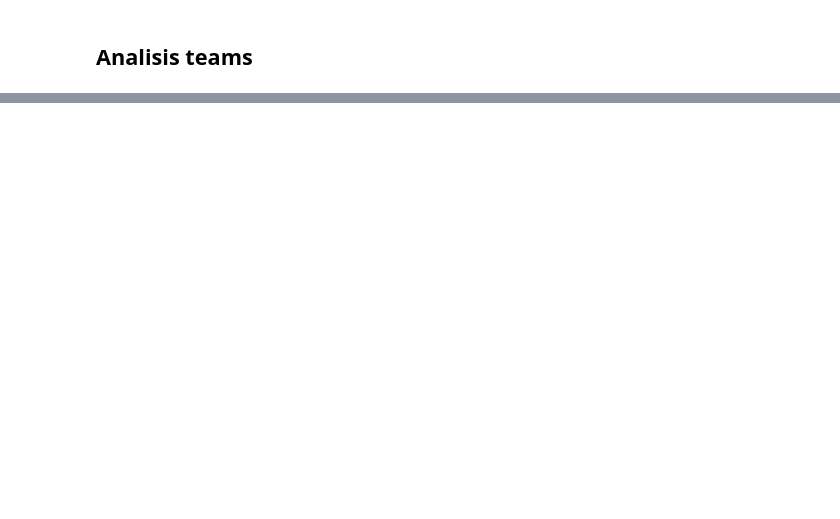
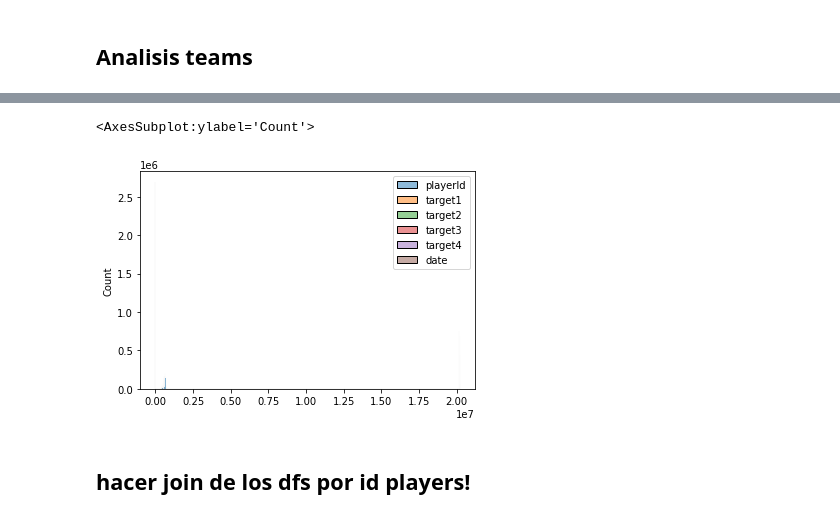
Before and after one commit to MarioChackGitHub/MLB-Kaggle, a Jupyter notebook: explore_data.ipynb, the cells around one changed output, grey strips where cells are left out. Drawn from its saved outputs; the diff is of its cells as text; code cells hidden in the pictures; blank space fills up the shorter version.

Commit message:
jsons loaded

```diff
--- a/explore_data.ipynb
+++ b/explore_data.ipynb
@@ -93,0 +124,7 @@ pd.read_csv
+# %%
+#Gus, cómo sacar json del csv train_updated
+import json
+import gc  #garbage collector
+
+traindf = pd.read_csv("data/train_updated.csv") #, nrows=1)
+traindf[['date']+["nextDayPlayerEngagement"]].dropna(how='any').reset_index(drop=True)
@@ -93,0 +167,26 @@ pd.read_csv
+# %%
+#funcion de Gus
+def unpack_json(df,var):
+    name = var
+    tmp = df[['date']+[name]].dropna(how='any').reset_index(drop=True)
+    temp=[]
+    for val in tmp[name]:
+        temp.append(json.loads(val))
+    tmp[name]=temp
+
+    var_val_dict = dict(zip(tmp.iloc[0,1][0].keys(),[[] for val in tmp.iloc[0,1][0].keys()]))
+    date_list = []
+
+    for d, eng in zip(tmp['date'].values,tmp[name].values):
+        for val in eng:
+            date_list.append(d)
+            for key in val.keys():
+                var_val_dict[key].append(val[key])
+                #var_val_dict['date_tr'].append(id1)
+                #tqdm(zip(df['date'].values,df[name].values))
+
+    output_df = pd.DataFrame(var_val_dict)
+    output_df['date'] = date_list
+    gc.collect()
+
+    return output_df
@@ -93,0 +209,3 @@ pd.read_csv
+# %%
+player_engagement = unpack_json(traindf,"nextDayPlayerEngagement")
+player_engagement.head()
@@ -246,0 +448,7 @@ awards.merge()
+# %%
+sns.histplot(player_engagement)
+# %% [output]
+<AxesSubplot:ylabel='Count'>
+[figure, added]
+# %% [markdown]
+## hacer join de los dfs por id players!
```
Also changed, not shown: parts of 22 cells of this notebook.
